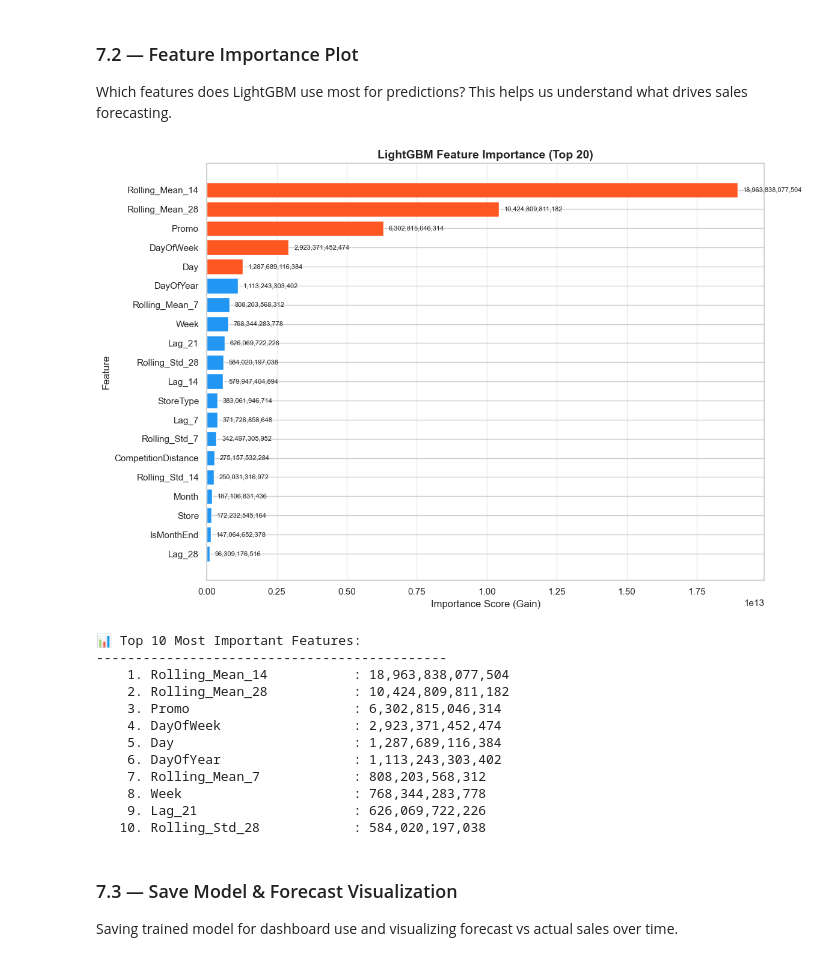
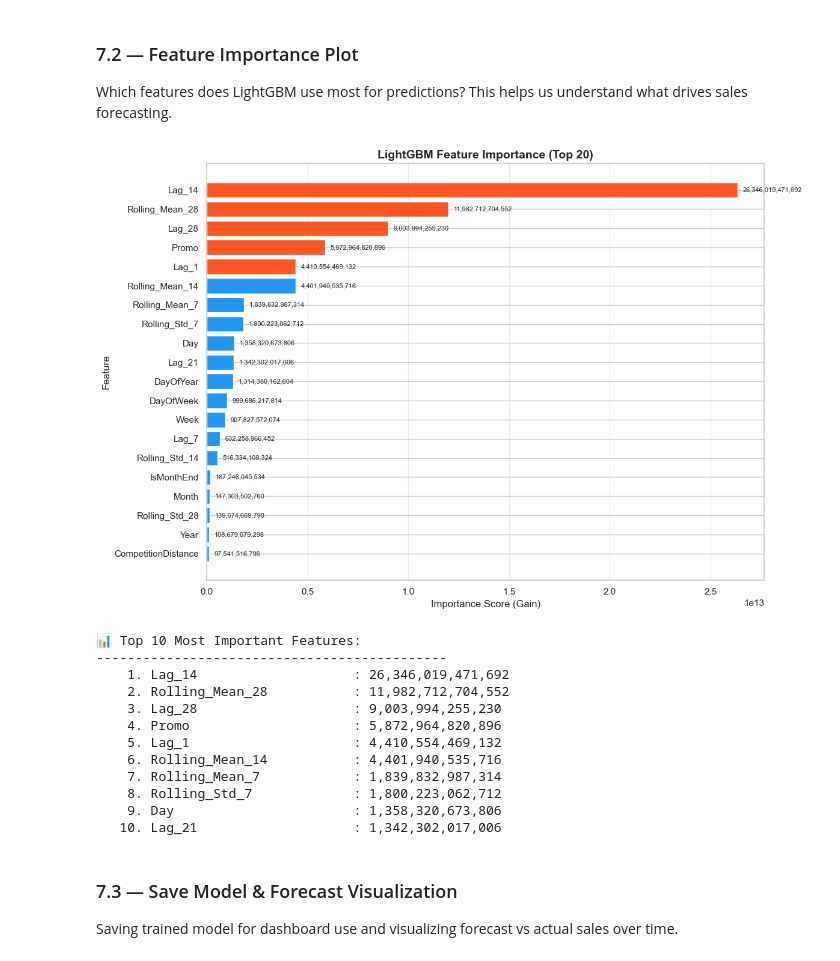
Before and after one commit to kavyadakoori/rossmann-sales-forecasting, a Jupyter notebook: notebooks/04_Model_Training.ipynb, the cells around one changed output. Cells and saved outputs as stored; diff of their text form; code cells hidden in the pictures.

```diff
--- a/notebooks/04_Model_Training.ipynb
+++ b/notebooks/04_Model_Training.ipynb
@@ -153,17 +129,20 @@ Split strategy:
 → Validation : Jan 2015 — May 2015  (tune model)
 → Test       : Jun 2015 — Jul 2015  (final evaluation)
 # %%
+# # ── Filter only open stores ───────────────────────────────────────
+# # Closed stores have Sales = 0, not useful for forecasting
+df = df_raw[df_raw['Open'] == 1].copy()
+df.drop(columns=['Open'], inplace=True)
+
 # ── Convert date — already dropped but recreate from Year/Month/Day
 df['Date'] = pd.to_datetime(df[['Year', 'Month', 'Day']])
 
 # ── Define split dates ────────────────────────────────────────────
-train_end = '2014-12-31'
-val_end   = '2015-05-31'
+train_end = '2015-03-31'
 
 # ── Split ─────────────────────────────────────────────────────────
 train_df = df[df['Date'] <= train_end].copy()
-val_df   = df[(df['Date'] > train_end) & (df['Date'] <= val_end)].copy()
-test_df  = df[df['Date'] > val_end].copy()
+val_df   = df[(df['Date'] > train_end)].copy()
 
 # ── Define features and target ────────────────────────────────────
 drop_cols = ['Sales', 'Date']
@@ -175,9 +154,6 @@ y_train = train_df['Sales']
 X_val   = val_df[feature_cols]
 y_val   = val_df['Sales']
 
-X_test  = test_df[feature_cols]
-y_test  = test_df['Sales']
-
 # ── Verify ────────────────────────────────────────────────────────
 print("📊 Dataset Split Summary:")
 print("-" * 50)
@@ -185,8 +161,6 @@ print(f"   Train      : {train_df['Date'].min().date()} → "
       f"{train_df['Date'].max().date()} | {len(train_df):,} rows")
 print(f"   Validation : {val_df['Date'].min().date()} → "
       f"{val_df['Date'].max().date()} | {len(val_df):,} rows")
-print(f"   Test       : {test_df['Date'].min().date()} → "
-      f"{test_df['Date'].max().date()} | {len(test_df):,} rows")
 print()
 print(f"   Total features : {len(feature_cols)}")
 print(f"   Feature list   : {feature_cols}")
@@ -305,3 +431,14 @@ Early stopping, best iteration is:
 ## Step 6 — Model Evaluation
 Evaluating LightGBM performance on unseen test data
 and comparing against baseline model.
+# %%
+X_final = df[feature_cols]
+y_final = df['Sales']
+final_lgbm = LGBMRegressor(
+    objective='regression',
+    random_state=42,
+    n_jobs=-1,
+    verbosity=-1,
+    **random_search.best_params_
+)
+final_lgbm.fit(X_final, y_final)
@@ -404,8 +533,10 @@ This helps us understand what drives sales forecasting.
 # %%
 # ── Get feature importance ────────────────────────────────────────
 importance_df = pd.DataFrame({
-    'Feature'   : model.feature_name(),
-    'Importance': model.feature_importance(importance_type='gain')
+    'Feature': final_lgbm.booster_.feature_name(),
+    'Importance': final_lgbm.booster_.feature_importance(
+        importance_type='gain'
+    )
 }).sort_values('Importance', ascending=True)
 
 # ── Top 20 features ───────────────────────────────────────────────
@@ -418,46 +549,46 @@ colors = ['#2196F3' if i < 15 else '#FF5722'
           for i in range(len(top20))]
 
 bars = ax.barh(top20['Feature'], top20['Importance'],
                color=colors, edgecolor='white')
 
 ax.set_title('LightGBM Feature Importance (Top 20)',
              fontsize=14, fontweight='bold')
 ax.set_xlabel('Importance Score (Gain)')
 ax.set_ylabel('Feature')
 ax.grid(axis='x', alpha=0.4)
 
 # ── Add value labels ──────────────────────────────────────────────
 for bar, val in zip(bars, top20['Importance']):
     ax.text(bar.get_width() + max(top20['Importance'])*0.01,
             bar.get_y() + bar.get_height()/2,
             f'{val:,.0f}', va='center', fontsize=8)
 
 plt.tight_layout()
 
 # ── Save ──────────────────────────────────────────────────────────
 plt.savefig(f'{FIGURES_PATH}02_feature_importance.png',
             dpi=150, bbox_inches='tight')
 plt.show()
 
 # ── Top 10 features ───────────────────────────────────────────────
 print("📊 Top 10 Most Important Features:")
 print("-" * 45)
 for i, (_, row) in enumerate(importance_df.tail(10).iloc[::-1].iterrows()):
     print(f"   {i+1:>2}. {row['Feature']:<25} : {row['Importance']:,.0f}")
 # %% [output]
-[figure, old version]
+[figure, new version]
 📊 Top 10 Most Important Features:
 ---------------------------------------------
-    1. Rolling_Mean_14           : 18,963,838,077,504
-    2. Rolling_Mean_28           : 10,424,809,811,182
-    3. Promo                     : 6,302,815,046,314
-    4. DayOfWeek                 : 2,923,371,452,474
-    5. Day                       : 1,287,689,116,384
-    6. DayOfYear                 : 1,113,243,303,402
-    7. Rolling_Mean_7            : 808,203,568,312
-    8. Week                      : 768,344,283,778
-    9. Lag_21                    : 626,069,722,226
-   10. Rolling_Std_28            : 584,020,197,038
+    1. Lag_14                    : 26,346,019,471,692
+    2. Rolling_Mean_28           : 11,982,712,704,552
+    3. Lag_28                    : 9,003,994,255,230
+    4. Promo                     : 5,872,964,820,896
+    5. Lag_1                     : 4,410,554,469,132
+    6. Rolling_Mean_14           : 4,401,940,535,716
+    7. Rolling_Mean_7            : 1,839,832,987,314
+    8. Rolling_Std_7             : 1,800,223,062,712
+    9. Day                       : 1,358,320,673,806
+   10. Lag_21                    : 1,342,302,017,006
 # %% [markdown]
 ### 7.3 — Save Model & Forecast Visualization
 Saving trained model for dashboard use and
```
Also changed, not shown: parts of 35 cells of this notebook, 32 other files.
